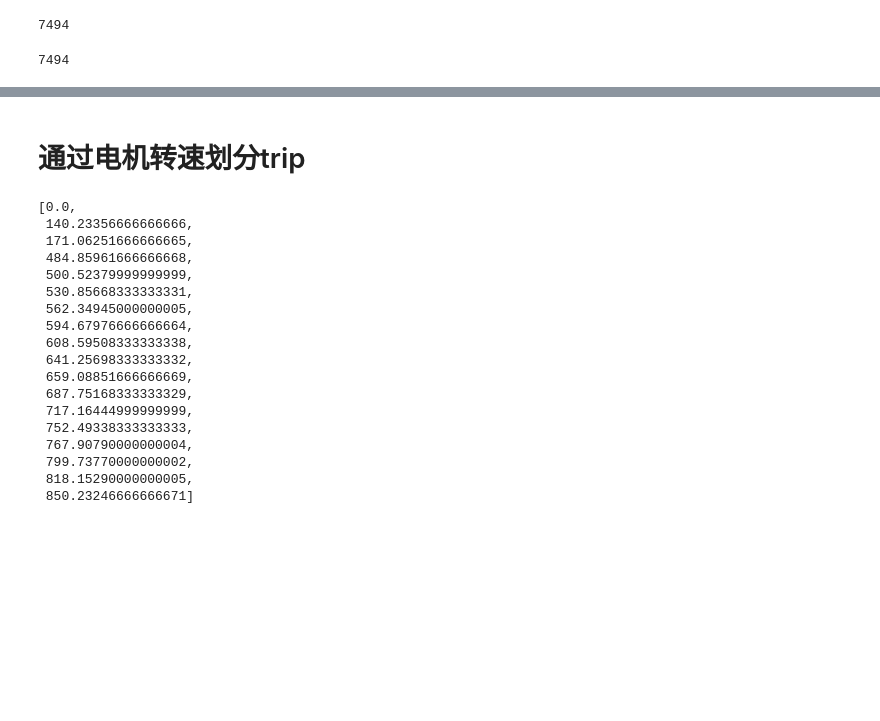
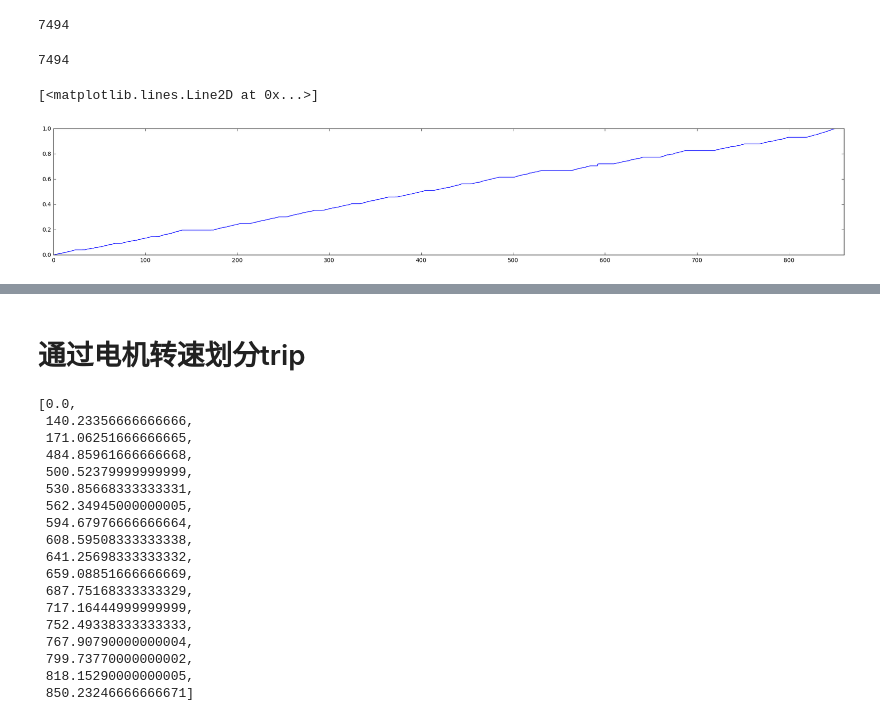
Before and after one commit to 760bdteam/SunwinVehicle_Wzw, a Jupyter notebook: DataAnalysis.ipynb, the cells around one changed output, grey strips where cells are left out. Saved outputs shown, nothing was run; the diff lists cells and outputs as text; code cells hidden in the pictures; blank space fills up the shorter version.

```diff
--- a/DataAnalysis.ipynb
+++ b/DataAnalysis.ipynb
@@ -118,7 +118,10 @@ data3 = pd.read_csv("K:/16.12.6-python/data/data/0.csv", low_memory = False)
 time=data3["TIMESTAMP"]
 time2=[]
 motor=data3["电机转速"]
+speed=data3["速度"]
 motor2=[]
+mile=data3["总里程"]
+mile2=[]
 for i in range(len(time)):
     time2.append((time[i]-time[0])/60000.0)#把时间化为分钟
 # %%
@@ -130,6 +133,22 @@ for i in range(len(where_are_nan)):
     if not where_are_nan[i]:
         time3.append(time2[i])
         motor2.append(motor[i])
+# %%
+where_are_nan2 = np.isnan(data3["总里程"])
+#筛除nan值所在的时间和里程值
+time4=[]
+for i in range(len(where_are_nan2)):
+    if not where_are_nan2[i]:
+        if mile[i]>1000:
+            time4.append(time2[i])
+            mile2.append(mile[i])
+# %%
+#归一化函数
+def MaxMinNormalization(x,Max,Min):
+    x = (x - Min) / (Max - Min);
+    return x;
+# %%
+mile2=MaxMinNormalization(mile2,np.max(mile2),np.min(mile2))
 # %%
 len(motor2)
 # %% [output]
@@ -138,3 +157,10 @@ len(motor2)
 len(time3)
 # %% [output]
 7494
+# %%
+plt.figure(figsize=(25,4))
+plt.xlim(xmax=860)
+plt.plot(time4,[x for x in mile2])
+# %% [output]
+[<matplotlib.lines.Line2D at 0x...>]
+[figure, added]
```
Also changed, not shown: parts of 3 cells of this notebook.
